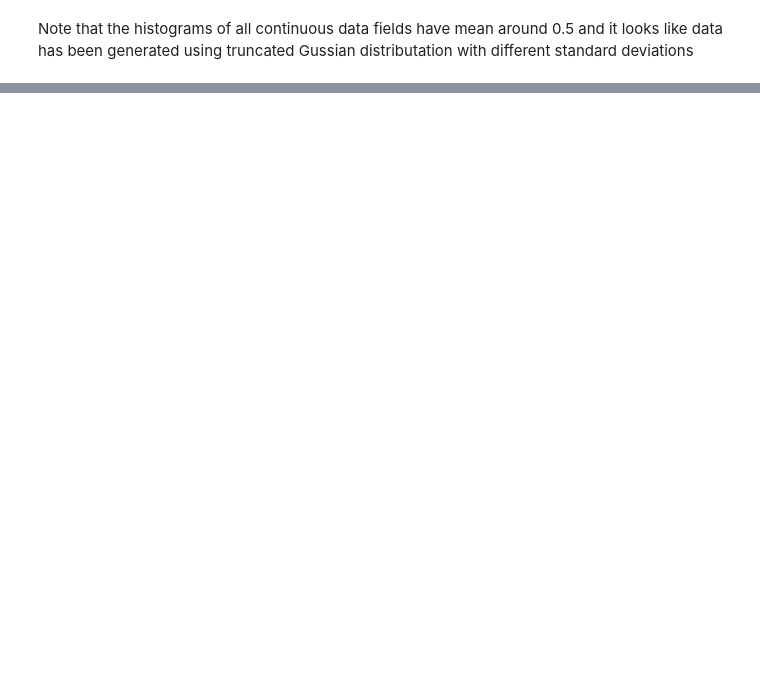
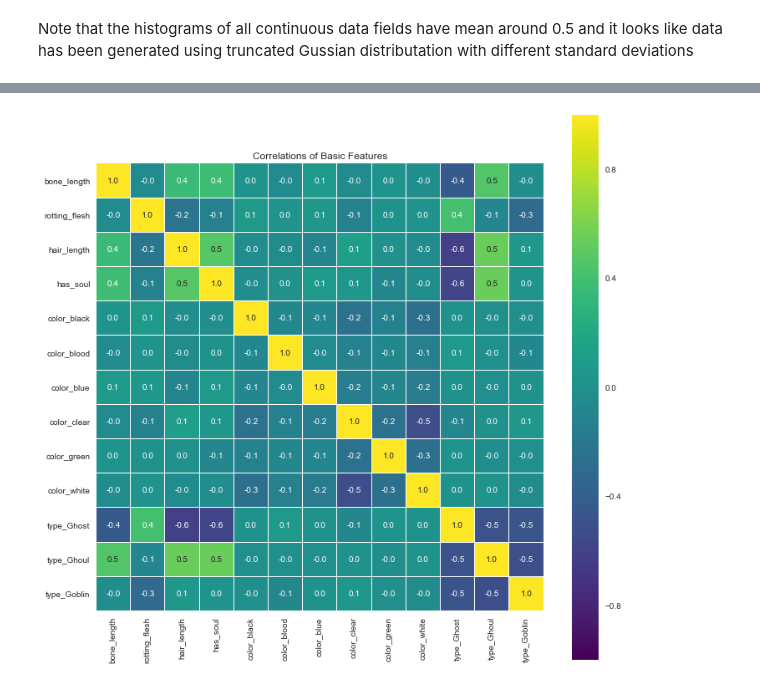
Before and after one commit to harshilpatel548/Ghouls_Goblins_Ghosts, a Jupyter notebook: Main.ipynb, the cells around one changed output, grey strips where cells are left out. Cells and saved outputs as stored; diff of their text form; code cells hidden in the pictures; blank space fills up the shorter version.

```diff
--- a/Main.ipynb
+++ b/Main.ipynb
@@ -75,0 +80,6 @@ train[['type']].apply(pd.value_counts).plot.bar(ax = axarr[1])
+# %%
+color_dummies = pd.get_dummies(train['color'], prefix='color')
+type_dummies = pd.get_dummies(train['type'], prefix='type')
+train_plot = pd.concat([train, color_dummies, type_dummies], axis=1)
+train_plot.drop(['color','type'], axis=1, inplace=True)
+train_plot.head()
@@ -75,0 +94,8 @@ train[['type']].apply(pd.value_counts).plot.bar(ax = axarr[1])
+# %%
+colormap = plt.cm.viridis
+plt.figure(figsize=(12,12))
+plt.title("Correlations of Basic Features")
+sns.heatmap(train_plot.corr(), cmap=colormap, square=True, fmt='.1f',linewidths=0.1, linecolor='white', annot=True)
+plt.show()
+# %% [output]
+[figure, added]
```
Also changed, not shown: parts of 21 cells of this notebook.
